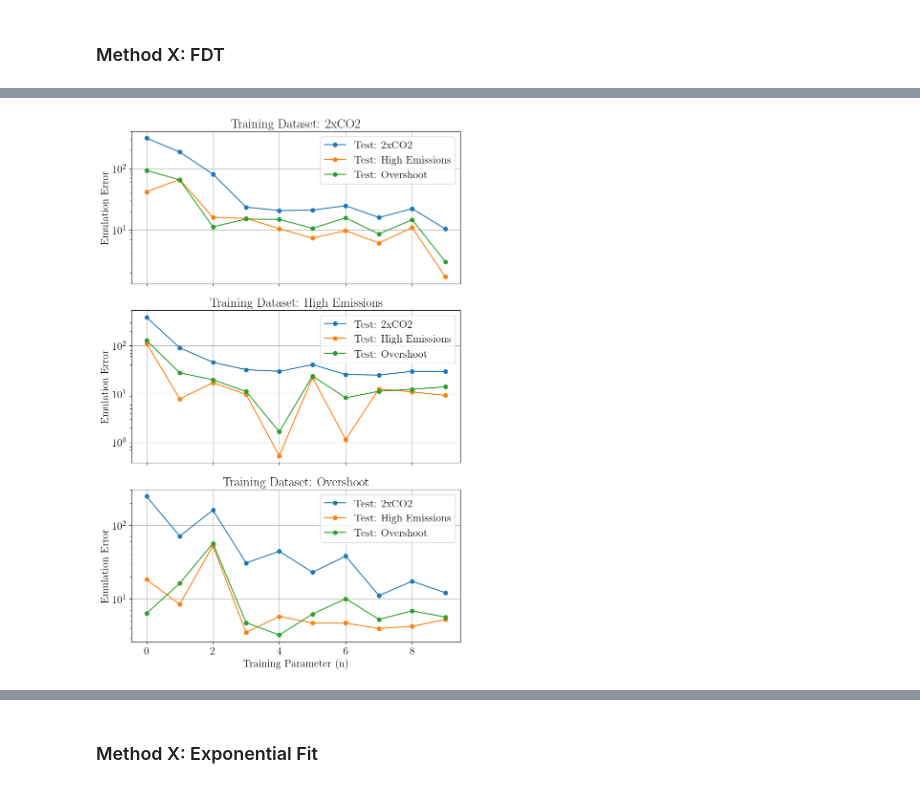
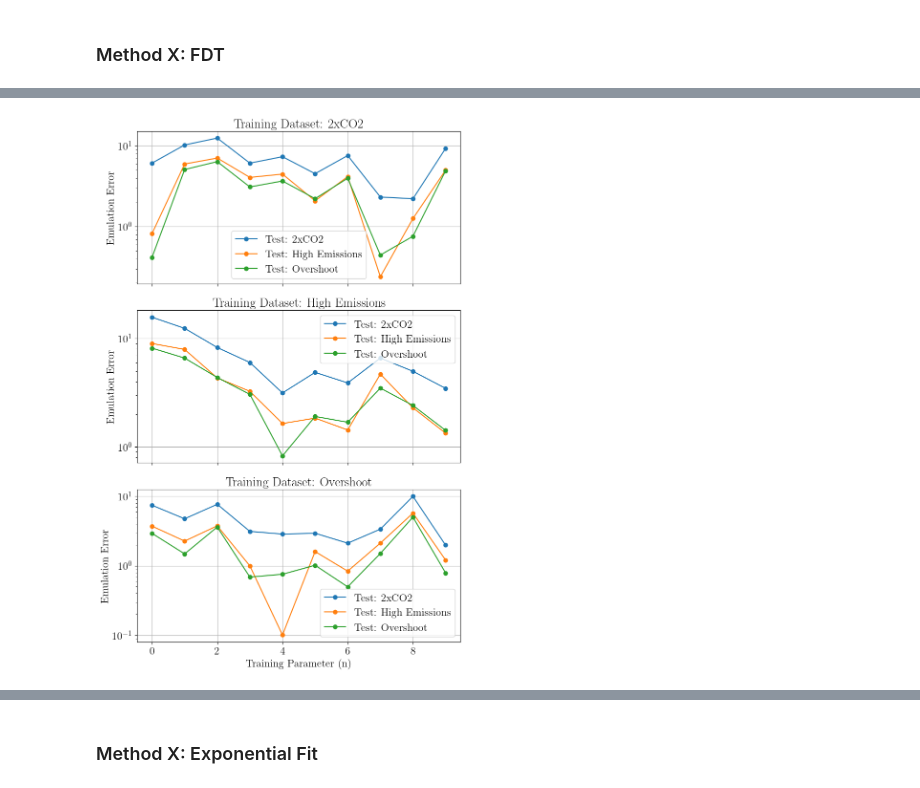
Before and after one commit to cbwomack/SCM_Emulators, a Jupyter notebook: exp1b_uncoup.ipynb, the cells around one changed output, grey strips where cells are left out. Saved outputs shown, nothing was run; the diff lists cells and outputs as text; code cells hidden in the pictures.

```diff
--- a/exp1b_uncoup.ipynb
+++ b/exp1b_uncoup.ipynb
@@ -118,0 +113,6 @@ plt.legend()
+# %%
+fig, ax = plt.subplots(3,1,figsize=(12,10))
+for i, exp1 in enumerate(experiments):
+  for exp2 in experiments:
+    ax[i].semilogy(w_pred_L2_EDMD[exp1][exp2], label=f'{exp1} - {exp2}')
+  ax[i].legend()
@@ -124,6 +140,6 @@ w0 = np.zeros(n_boxes)
 dt = 1
 operator_deconvolve, T_pred_deconvolve, L2_deconvolve = emulator_utils.emulate_experiments('deconvolve', experiments=experiments, outputs=T_out_single, forcings=forcings_single, dt=dt)
 #emulator_utils.plot_true_pred(T_out, T_pred_deconvolve, experiments)
-operator_ensemble_deconvolve, operator_L2_avg_deconvolve = emulator_utils.evaluate_ensemble(experiments, n_ensemble, n_choices, forcings_ensemble, T_out_ensemble, 'deconvolve', operator_deconvolve, dt=dt)
+operator_ensemble_deconvolve, operator_L2_avg_deconvolve, w_pred_L2_deconvolve = emulator_utils.evaluate_ensemble(experiments, n_ensemble, n_choices, forcings_ensemble, T_out_ensemble, 'deconvolve', operator_deconvolve, dt=dt)
 # %% [output]
 Train: 2xCO2 - L2 Error
@@ -147,0 +157,6 @@ plt.legend()
+# %%
+fig, ax = plt.subplots(3,1,figsize=(12,10))
+for i, exp1 in enumerate(experiments):
+  for exp2 in experiments:
+    ax[i].semilogy(w_pred_L2_deconvolve[exp1][exp2], label=f'{exp1} - {exp2}')
+  ax[i].legend()
@@ -166,0 +188,10 @@ plt.semilogy(operator_L2_avg_direct, label=exp)
+# %%
+n_ensemble = 10
+operator_FDT, T_pred_FDT, L2_FDT = [], [], []
+delta = 2
+for n in range(1,n_ensemble + 1):
+  operator_FDT_n, T_pred_FDT_n, L2_FDT_n = emulator_utils.emulate_experiments('FDT', experiments=experiments, forcings=forcings_single, outputs=T_out_single, n_ensemble=n, n_boxes=n_boxes, n_steps=n_steps, xi=xi, delta=delta, dt=dt)
+
+  operator_FDT.append(operator_FDT_n)
+  T_pred_FDT.append(T_pred_FDT_n)
+  L2_FDT.append(L2_FDT_n)
@@ -167,30 +217,30 @@ plt.semilogy(operator_L2_avg_direct, label=exp)
 # %%
 # Number of subplots
-num_subplots = len(train_datasets)
+num_subplots = len(experiments)
 n_values = np.arange(len(L2_FDT))  # Indices represent the training parameter n
 
 # Create subplots
 fig, axes = plt.subplots(nrows=num_subplots, figsize=(8, 4 * num_subplots), sharex=True)
 
 if num_subplots == 1:
   axes = [axes]  # Ensure axes is iterable if there's only one subplot
 
 for i, exp1 in enumerate(experiments):
   ax = axes[i]
   for exp2 in experiments:
     errors = [entry[exp1][exp2] for entry in L2_FDT]
     ax.semilogy(n_values, errors, marker='o', label=f'Test: {exp2}')
 
   ax.set_title(f'Training Dataset: {exp1}')
   ax.set_ylabel('Emulation Error')
   ax.legend()
   ax.grid(True)
 
 # Common x-axis label
 axes[-1].set_xlabel('Training Parameter (n)')
 
 # Show plot
 plt.tight_layout()
 plt.show()
 # %% [output]
-[figure, old version]
+[figure, new version]
```
Also changed, not shown: parts of 16 cells of this notebook, 11 other files.
